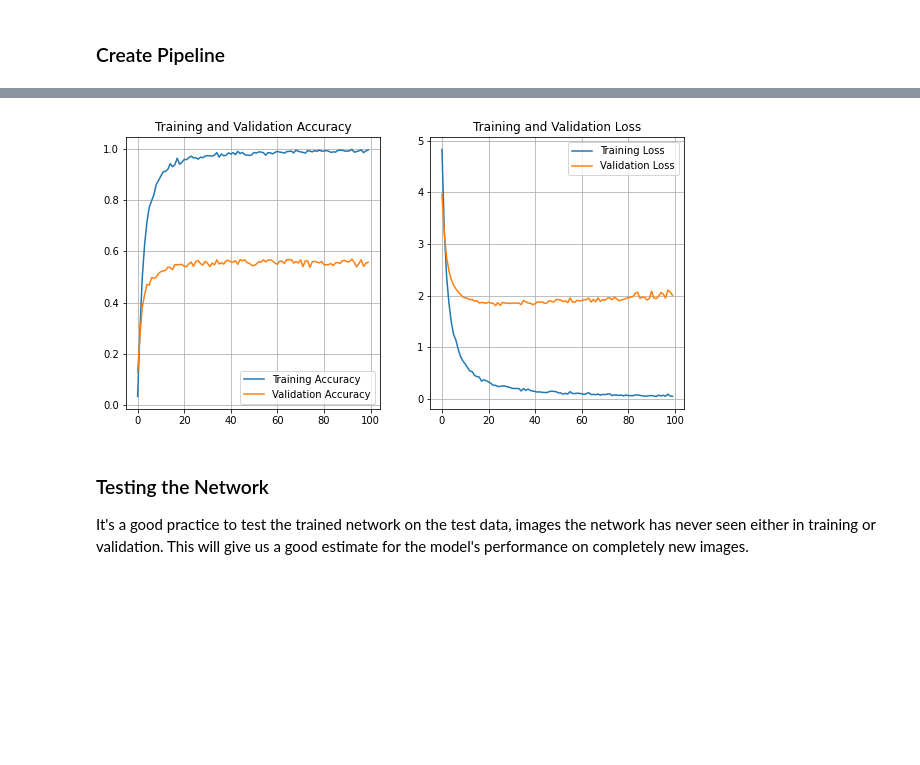
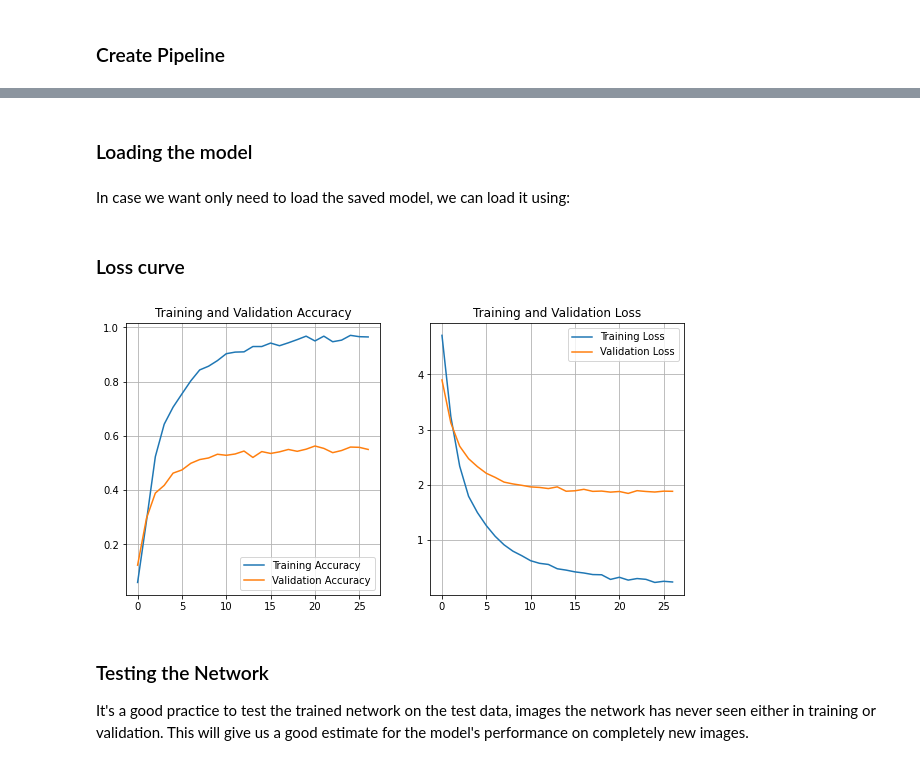
Before and after one commit to omarkhater/image_classifier-application, a Jupyter notebook: Copy_of_Project_Image_Classifier_Project.ipynb, the cells around one changed output, grey strips where cells are left out. Saved outputs shown, nothing was run; the diff lists cells and outputs as text; code cells hidden in the pictures; blank space fills up the shorter version.

```diff
--- a/Copy_of_Project_Image_Classifier_Project.ipynb
+++ b/Copy_of_Project_Image_Classifier_Project.ipynb
@@ -59,3 +58,8 @@ load = False
+# %%
+train = True
+load = not(train)
+Savedname = 'BestClassifier.h5'
+EPOCHS = 100
 # %% [markdown]
 <a id = 'Prepare'></a>
 ## Preparing the data
@@ -181,17 +187,19 @@ _________________________________________________________________
 # %%
-# Plot the loss and accuracy values achieved during training for the training and validation set.
-model.compile(optimizer = 'adam', loss = 'sparse_categorical_crossentropy', metrics = ['accuracy'])
-EPOCHS = 100
 if train:
+    model.compile(optimizer = 'adam', loss = 'sparse_categorical_crossentropy', metrics = ['accuracy'])
     early_stopping = tf.keras.callbacks.EarlyStopping(monitor='val_loss', patience=5)
     model_checkpoint_callback = tf.keras.callbacks.ModelCheckpoint(
-                                  filepath='BestClassifier.h5',
+                                  filepath=Savedname,
                                   monitor='val_accuracy',
                                   mode='max',
                                   save_best_only=True)
     history = model.fit(training_batches,
                         epochs = EPOCHS,
                         validation_data=validation_batches,
-                        callbacks = model_checkpoint_callback)
+                        callbacks = [model_checkpoint_callback, early_stopping])
+    history = history.history
+    json.dump(history, open('trainHistoryDict.json', 'w'))
+else:
+  print('Training is disabled.')
 # %% [output]
 Epoch 1/100
@@ -214,28 +222,42 @@ Epoch 100/100
+# %% [markdown]
+<a id = 'load'></a>
+### Loading the model
+# %% [markdown]
+In case we want only need to load the saved model, we can load it using:
+# %%
+# Load the Keras model
+if load:
+    model = tf.keras.models.load_model(Savedname, custom_objects={'KerasLayer':hub.KerasLayer})
+    model.summary()
+    history = json.load(open('trainHistoryDict.json', 'r'))
+# %% [markdown]
+<a id = 'loss'></a>
+### Loss curve
 # %%
-training_accuracy = history.history['accuracy']
-validation_accuracy = history.history['val_accuracy']
+training_accuracy = history['accuracy']
+validation_accuracy = history['val_accuracy']
 
-training_loss = history.history['loss']
-validation_loss = history.history['val_loss']
+training_loss = history['loss']
+validation_loss = history['val_loss']
 
-epochs_range=range(EPOCHS)
+epochs_range=range(len(history['loss']))
 
 plt.figure(figsize=(10, 5))
 plt.subplot(1, 2, 1)
 plt.plot(epochs_range, training_accuracy, label='Training Accuracy')
 plt.plot(epochs_range, validation_accuracy, label='Validation Accuracy')
 plt.legend(loc='lower right')
 plt.title('Training and Validation Accuracy')
 plt.grid()
 plt.subplot(1, 2, 2)
 plt.plot(epochs_range, training_loss, label='Training Loss')
 plt.plot(epochs_range, validation_loss, label='Validation Loss')
 plt.legend(loc='upper right')
 plt.title('Training and Validation Loss')
 plt.grid()
 plt.show()
 # %% [output]
-[figure, old version]
+[figure, new version]
 # %% [markdown]
 <a id = 'Test'></a>
 ### Testing the Network
```
Also changed, not shown: parts of 17 cells of this notebook.
